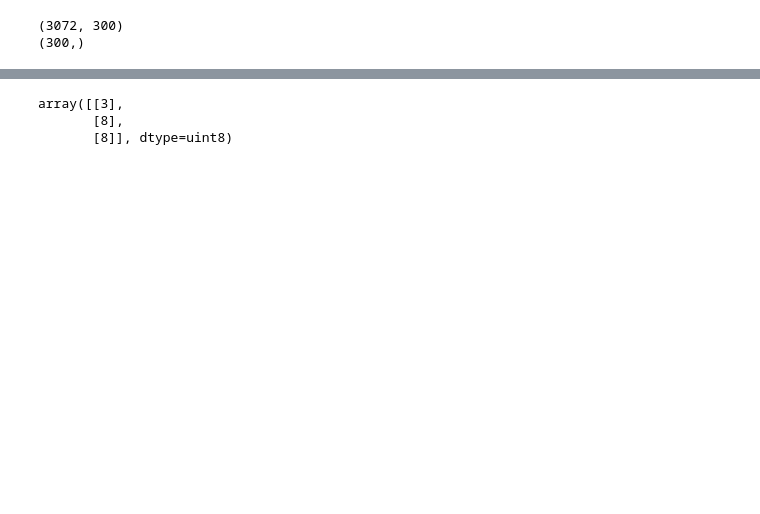
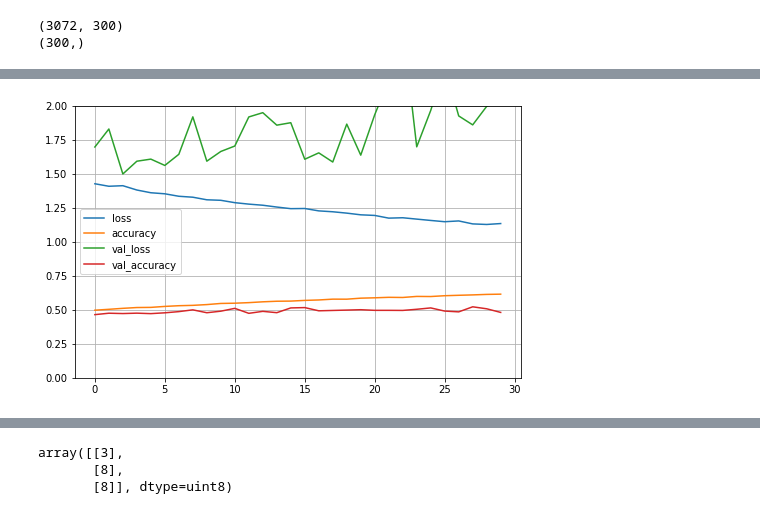
Before and after one commit to Mintu-Vipin/Centennial_S3_AI-ML-Python, a Jupyter notebook: MintuVipinJoy_COMP258Lab2_Ex2.ipynb, the cells around one changed output, grey strips where cells are left out. Saved outputs shown, nothing was run; the diff lists cells and outputs as text; code cells hidden in the pictures; blank space fills up the shorter version.

```diff
--- a/MintuVipinJoy_COMP258Lab2_Ex2.ipynb
+++ b/MintuVipinJoy_COMP258Lab2_Ex2.ipynb
@@ -143,0 +223,8 @@ array([[0.06, 0.05, 0.04, 0.73, 0.03, 0.06, 0.02, 0.  , 0.01, 0.  ],
+# %%
+model_2 = keras.models.Sequential()
+model_2.add(keras.layers.Flatten(input_shape=[32, 32, 3]))
+model_2.add(keras.layers.Dense(600, activation="selu"))
+model_2.add(keras.layers.Dense(400, activation="selu"))
+model_2.add(keras.layers.Dense(300, activation="selu"))
+model_2.add(keras.layers.Dense(100, activation="selu"))
+model_2.add(keras.layers.Dense(10, activation="softmax"))
@@ -143,0 +254,6 @@ array([[0.06, 0.05, 0.04, 0.73, 0.03, 0.06, 0.02, 0.  , 0.01, 0.  ],
+# %%
+model_2.compile(loss="sparse_categorical_crossentropy",
+              optimizer="RMSprop",
+              metrics=["accuracy"])
+# %%
+history = model_2.fit(train_images, train_labels, epochs=30, batch_size=40 ,validation_data=(val_images, val_labels))
@@ -143,0 +278,10 @@ array([[0.06, 0.05, 0.04, 0.73, 0.03, 0.06, 0.02, 0.  , 0.01, 0.  ],
+# %%
+import pandas as pd
+import matplotlib.pyplot as plt
+
+pd.DataFrame(history.history).plot(figsize=(8, 5))
+plt.grid(True)
+plt.gca().set_ylim(0, 2) # set the vertical range to [0-1]
+plt.show()
+# %% [output]
+[figure, added]
```
Also changed, not shown: parts of 40 cells of this notebook.
